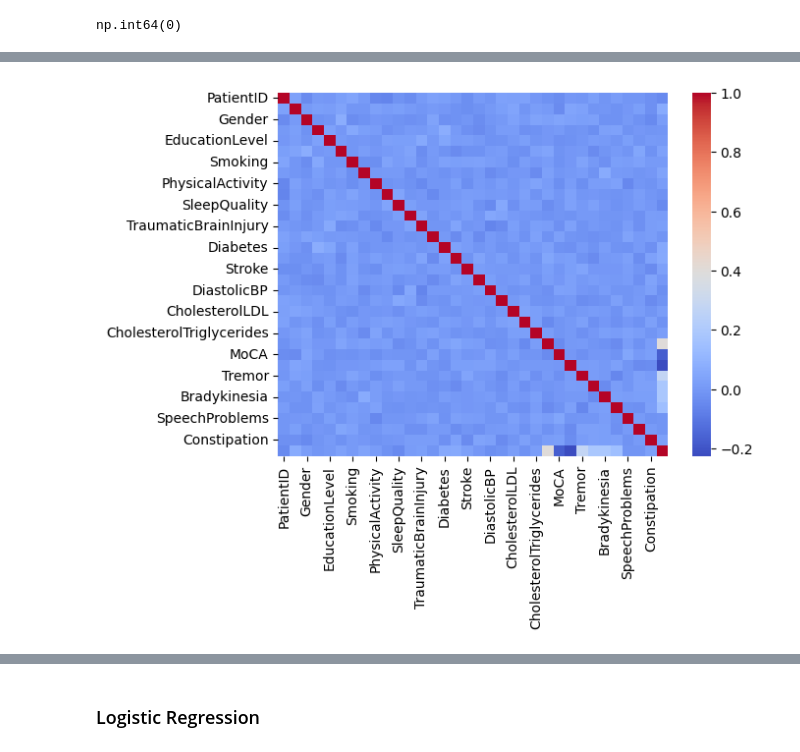
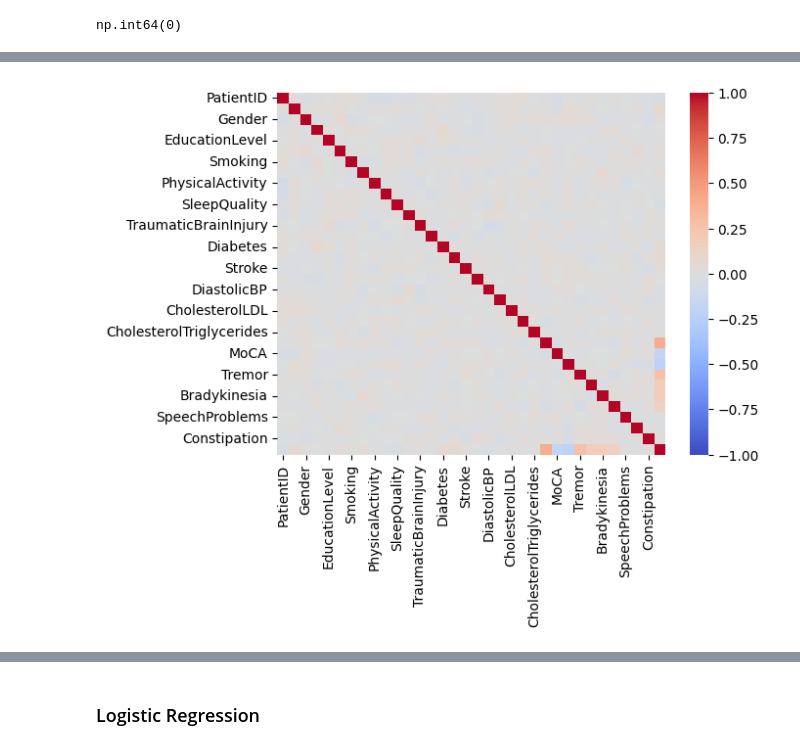
Before and after one commit to julianag27/ml-project, a Jupyter notebook: FinalProject.ipynb, the cells around one changed output, grey strips where cells are left out. Cells and saved outputs as stored; diff of their text form; code cells hidden in the pictures.

```diff
--- a/FinalProject.ipynb
+++ b/FinalProject.ipynb
@@ -59,5 +53,5 @@ plt.show()
 # %%
-sns.heatmap(df.corr(numeric_only=True), cmap = "coolwarm")
+sns.heatmap(df.corr(numeric_only=True), cmap = "coolwarm", vmin=-1, vmax = 1)
 plt.show()
 # %% [output]
-[figure, old version]
+[figure, new version]
```
Also changed, not shown: parts of 13 cells of this notebook, 1 other file.
